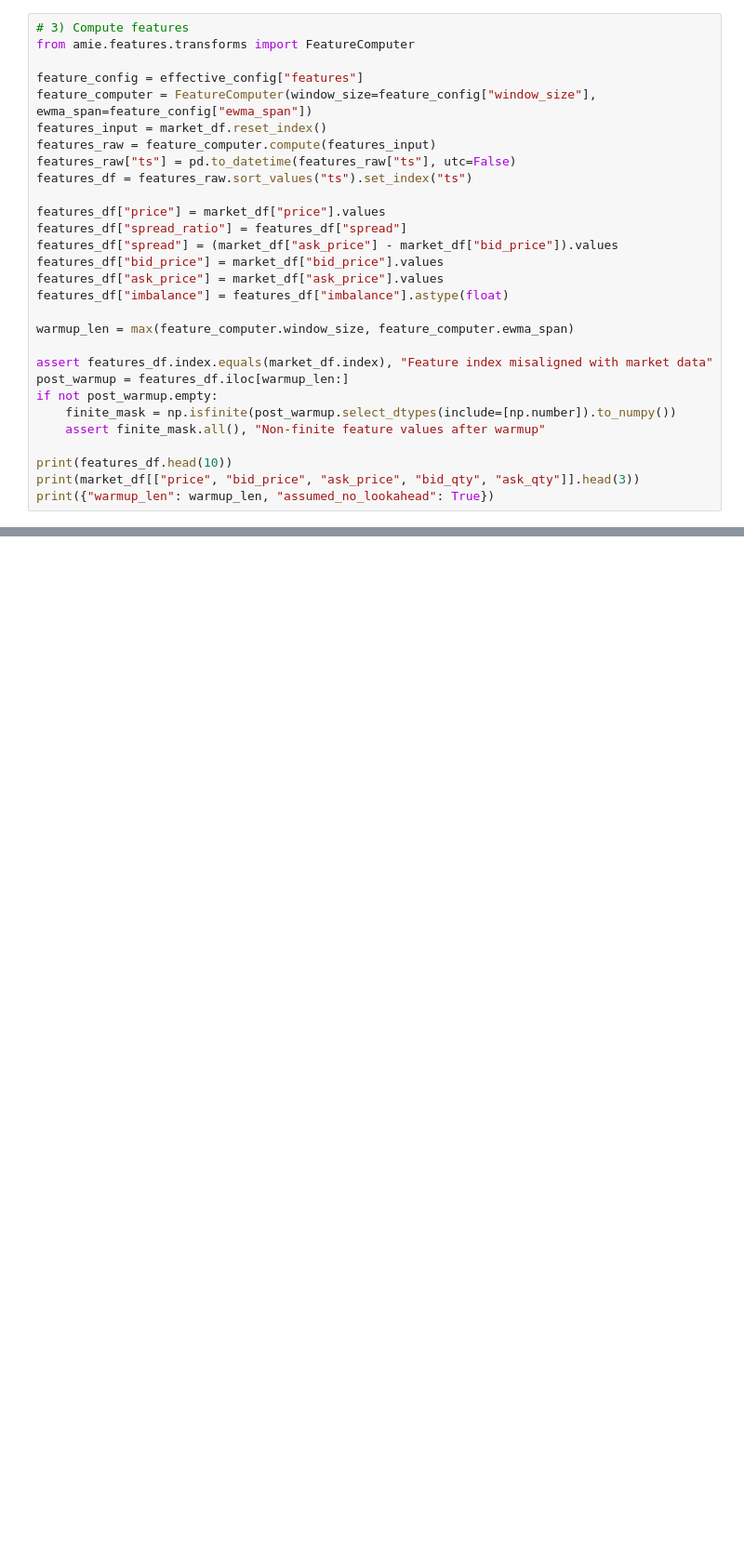
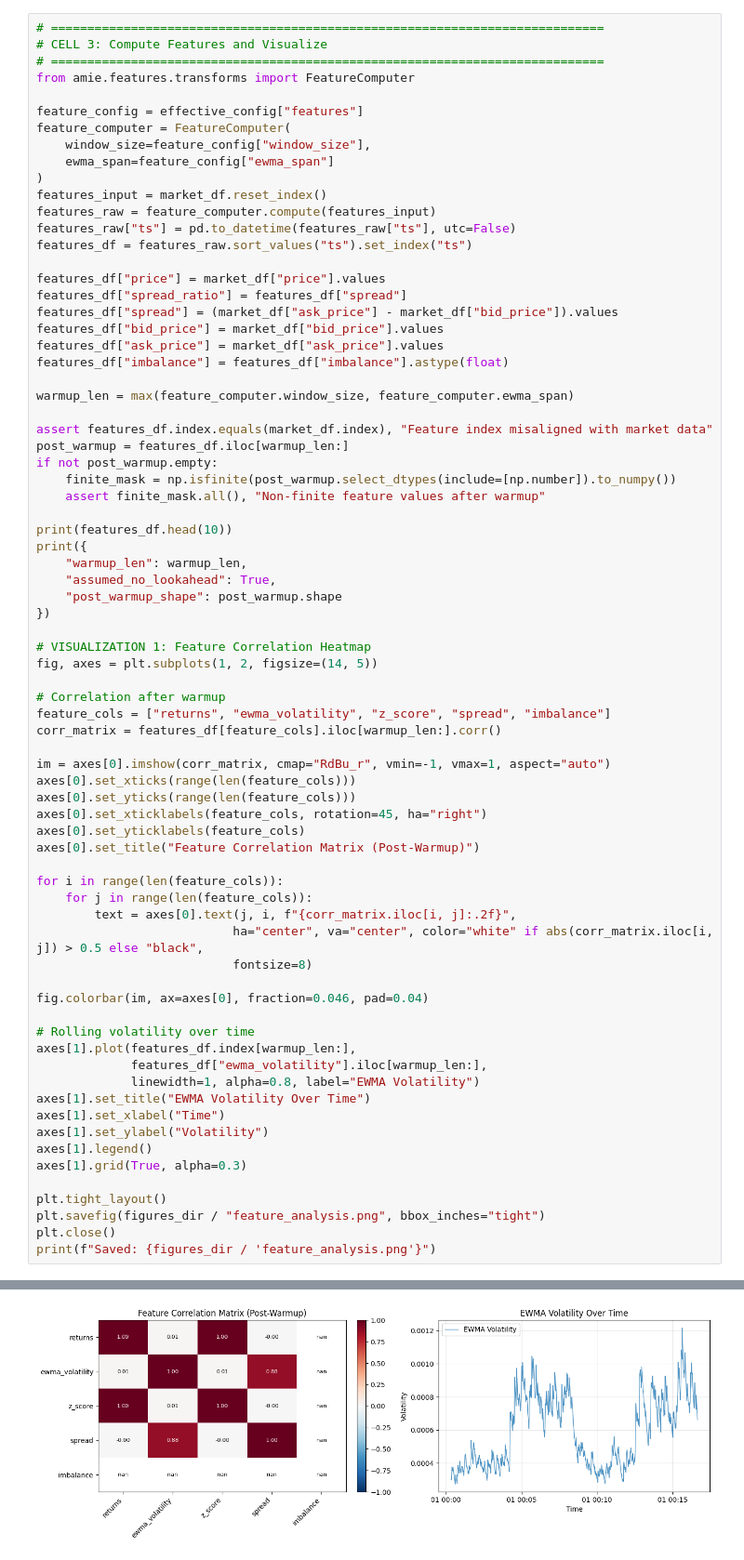
Before and after one commit to IvanValBozhanin/AMIE, a Jupyter notebook: AMIE_v0.1.ipynb, the cells around one changed output, grey strips where cells are left out. Shown at 93% size. Drawn from its saved outputs; the diff is of its cells as text; blank space fills up the shorter version.

```diff
--- a/AMIE_v0.1.ipynb
+++ b/AMIE_v0.1.ipynb
@@ -206,9 +286,14 @@ ts
 # %%
-# 3) Compute features
+# ============================================================================
+# CELL 3: Compute Features and Visualize
+# ============================================================================
 from amie.features.transforms import FeatureComputer
 
 feature_config = effective_config["features"]
-feature_computer = FeatureComputer(window_size=feature_config["window_size"], ewma_span=feature_config["ewma_span"])
+feature_computer = FeatureComputer(
+    window_size=feature_config["window_size"],
+    ewma_span=feature_config["ewma_span"]
+)
 features_input = market_df.reset_index()
 features_raw = feature_computer.compute(features_input)
 features_raw["ts"] = pd.to_datetime(features_raw["ts"], utc=False)
@@ -230,6 +315,46 @@ if not post_warmup.empty:
     assert finite_mask.all(), "Non-finite feature values after warmup"
 
 print(features_df.head(10))
-print(market_df[["price", "bid_price", "ask_price", "bid_qty", "ask_qty"]].head(3))
-print({"warmup_len": warmup_len, "assumed_no_lookahead": True})
+print({
+    "warmup_len": warmup_len,
+    "assumed_no_lookahead": True,
+    "post_warmup_shape": post_warmup.shape
+})
+
+# VISUALIZATION 1: Feature Correlation Heatmap
+fig, axes = plt.subplots(1, 2, figsize=(14, 5))
+
+# Correlation after warmup
+feature_cols = ["returns", "ewma_volatility", "z_score", "spread", "imbalance"]
+corr_matrix = features_df[feature_cols].iloc[warmup_len:].corr()
+
+im = axes[0].imshow(corr_matrix, cmap="RdBu_r", vmin=-1, vmax=1, aspect="auto")
+axes[0].set_xticks(range(len(feature_cols)))
+axes[0].set_yticks(range(len(feature_cols)))
+axes[0].set_xticklabels(feature_cols, rotation=45, ha="right")
+axes[0].set_yticklabels(feature_cols)
+axes[0].set_title("Feature Correlation Matrix (Post-Warmup)")
+
+for i in range(len(feature_cols)):
+    for j in range(len(feature_cols)):
+        text = axes[0].text(j, i, f"{corr_matrix.iloc[i, j]:.2f}",
+                           ha="center", va="center", color="white" if abs(corr_matrix.iloc[i, j]) > 0.5 else "black",
+                           fontsize=8)
+
+fig.colorbar(im, ax=axes[0], fraction=0.046, pad=0.04)
+
+# Rolling volatility over time
+axes[1].plot(features_df.index[warmup_len:],
+             features_df["ewma_volatility"].iloc[warmup_len:],
+             linewidth=1, alpha=0.8, label="EWMA Volatility")
+axes[1].set_title("EWMA Volatility Over Time")
+axes[1].set_xlabel("Time")
+axes[1].set_ylabel("Volatility")
+axes[1].legend()
+axes[1].grid(True, alpha=0.3)
+
+plt.tight_layout()
+plt.savefig(figures_dir / "feature_analysis.png", bbox_inches="tight")
+plt.close()
+print(f"Saved: {figures_dir / 'feature_analysis.png'}")
 # %% [output]
@@ -254 +380,2 @@ ts
+[figure, added]
 # %%
```
Also changed, not shown: parts of 6 cells of this notebook, 4 other files.
